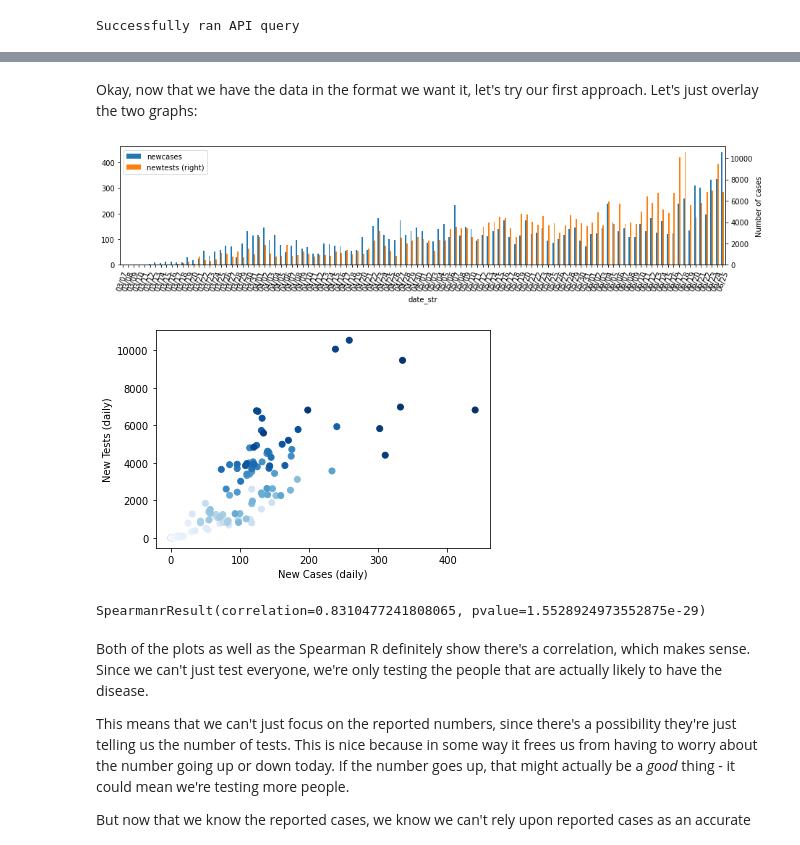
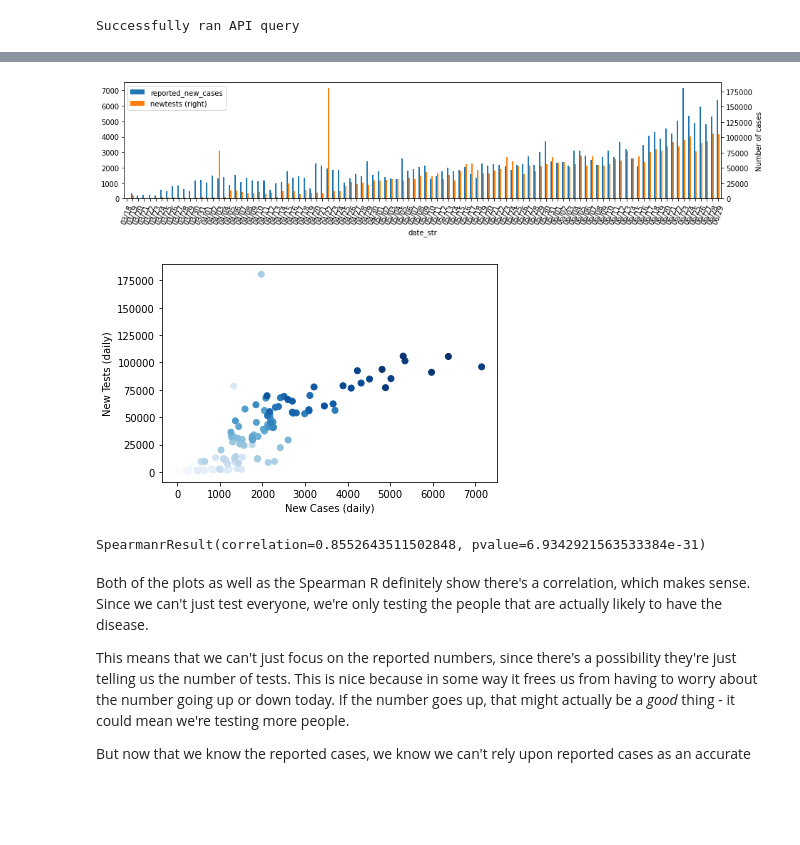
Before and after one commit to AndrewJWashington/covid_san_diego, a Jupyter notebook: across_california.ipynb, the cells around one changed output, grey strips where cells are left out. Saved outputs shown, nothing was run; the diff lists cells and outputs as text; code cells hidden in the pictures; blank space fills up the shorter version.

```diff
--- a/across_california.ipynb
+++ b/across_california.ipynb
@@ -167,0 +103,12 @@ We'll also want a way to make nice plots without writing the same code over and
+# %%
+# testing data is in another table, so we have to make another API call then join to the existing data
+tests_query_url = 'https://data.ca.gov/api/3/action/datastore_search?resource_id=b6648a0d-ff0a-4111-b80b-febda2ac9e09&limit=100000'
+response = requests.get(tests_query_url)
+
+if response.status_code == 200:
+    print('Successfully ran API query')
+
+    tests_df = pd.DataFrame(response.json()['result']['records']).set_index('date').drop(labels='_id', axis=1)
+    display(tests_df.head())
+else:
+    print('Unexpected response code', response.status_code)
@@ -167,0 +124,10 @@ We'll also want a way to make nice plots without writing the same code over and
+# %%
+# join to existing data
+df = df.merge(right=tests_df, left_index=True, right_index=True)
+
+# format like San Diego data
+df.columns = ['total_cases_reported', 'deaths_today', 'deaths', 'reported_new_cases', 'date_str', 'tests']
+df['newtests'] = df['tests'] - df['tests'].shift()
+df['newtests'].fillna(0, inplace=True)
+
+df.head()
@@ -179,6 +153,3 @@ And we want the total number of cases to date:
-# %%
-df['reported_new_cases'] = df['newcases'] # make new column with more accurate name
-df['total_cases_reported'] = df['reported_new_cases'].cumsum()
 # %%
 plot_by_time(col='total_cases_reported')
 plt.title('Total number of cases')
@@ -190,2 +158,0 @@ Finally, we'll want to fill in some missing values. Since these are all at the b
-# %%
-df['newtests'] = df['newtests'].fillna(0)
@@ -202,21 +159,19 @@ df.head()
-# %% [markdown]
-Okay, now that we have the data in the format we want it, let's try our first approach. Let's just overlay the two graphs:
 # %%
-df.set_index('date_str')[['newcases', 'newtests']].plot.bar(figsize=figsize, secondary_y= 'newtests', rot=70)
+df.set_index('date_str')[['reported_new_cases', 'newtests']].plot.bar(figsize=figsize, secondary_y= 'newtests', rot=70)
 plt.ylabel('Number of cases')
 plt.xlabel('Date');
 # %% [output]
-[figure, old version]
+[figure, new version]
 # %%
-plt.scatter(df['newcases'].values, df['newtests'].values, c=df['objectid']/df['objectid'].max(), cmap='Blues')
+plt.scatter(df['reported_new_cases'].values, df['newtests'].values, c=range(len(df)), cmap='Blues')
 plt.ylabel('New Tests (daily)')
 plt.xlabel('New Cases (daily)');
 # %% [output]
-[figure, old version]
+[figure, new version]
 # %%
-stats.spearmanr(df['newcases'].values, df['newtests'].values)
+stats.spearmanr(df['reported_new_cases'].values, df['newtests'].values)
 # %% [output]
-SpearmanrResult(correlation=0.8310477241808065, pvalue=1.5528924973552875e-29)
+SpearmanrResult(correlation=0.8552643511502848, pvalue=6.9342921563533384e-31)
 # %% [markdown]
 Both of the plots as well as the Spearman R definitely show there's a correlation, which makes sense. Since we can't just test everyone, we're only testing the people that are actually likely to have the disease.
 
```
Also changed, not shown: parts of 45 cells of this notebook.
